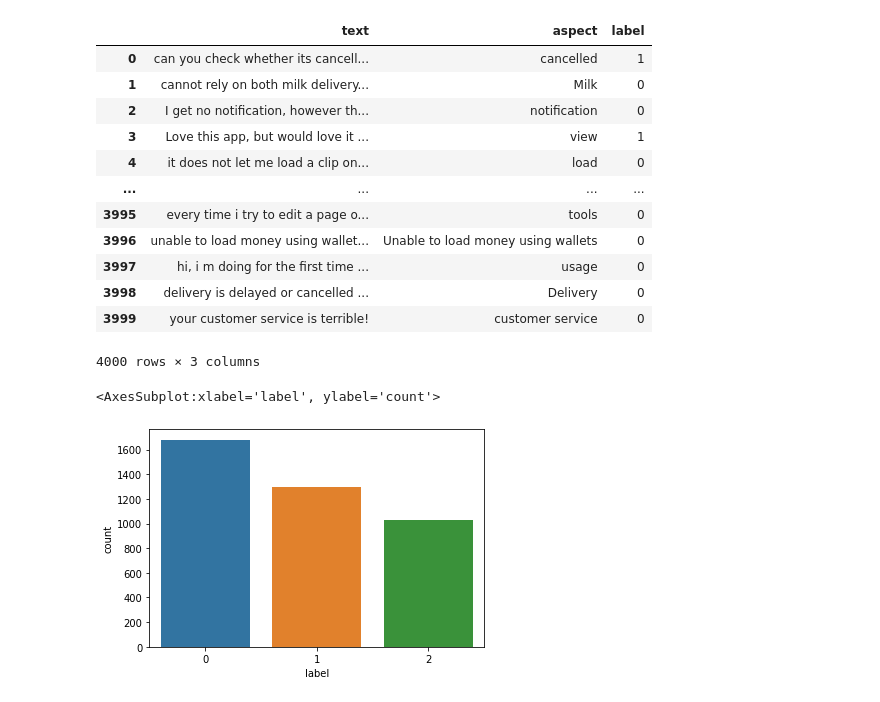
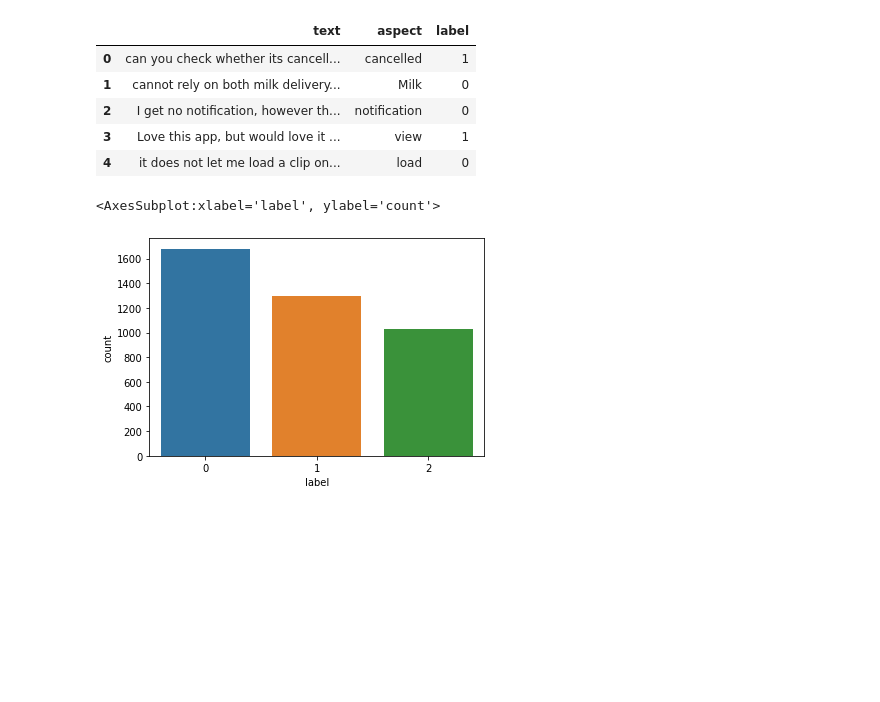
Before and after one commit to tahajunaid/Aspect-Based-Sentiment-Analysis, a Jupyter notebook: Phrase Sentiment.ipynb, the cells around one changed output. Drawn from its saved outputs; the diff is of its cells as text; code cells hidden in the pictures; blank space fills up the shorter version.

```diff
--- a/Phrase Sentiment.ipynb
+++ b/Phrase Sentiment.ipynb
@@ -30,22 +30,14 @@ import matplotlib.pyplot as plt
 import seaborn as sns
 # %%
 data=pd.read_csv("train.csv")
+data.head(5)
+# %% [output]
+|  | text | aspect | label |
+| 0 | can you check whether its cancell... | cancelled | 1 |
+| 1 | cannot rely on both milk delivery... | Milk | 0 |
+| 2 | I get no notification, however th... | notification | 0 |
+| 3 | Love this app, but would love it ... | view | 1 |
+| 4 | it does not let me load a clip on... | load | 0 |
-# %%
-data
-# %% [output]
-|  | text | aspect | label |
-| 0 | can you check whether its cancell... | cancelled | 1 |
-| 1 | cannot rely on both milk delivery... | Milk | 0 |
-| 2 | I get no notification, however th... | notification | 0 |
-| 3 | Love this app, but would love it ... | view | 1 |
-| 4 | it does not let me load a clip on... | load | 0 |
-| ... | ... | ... | ... |
-| 3995 | every time i try to edit a page o... | tools | 0 |
-| 3996 | unable to load money using wallet... | Unable to load money using wallets | 0 |
-| 3997 | hi, i m doing for the first time ... | usage | 0 |
-| 3998 | delivery is delayed or cancelled ... | Delivery | 0 |
-| 3999 | your customer service is terrible! | customer service | 0 |
-4000 rows × 3 columns
 # %%
 sns.countplot(x='label', data=data)
 # %% [output]
```
Also changed, not shown: parts of 13 cells of this notebook.
